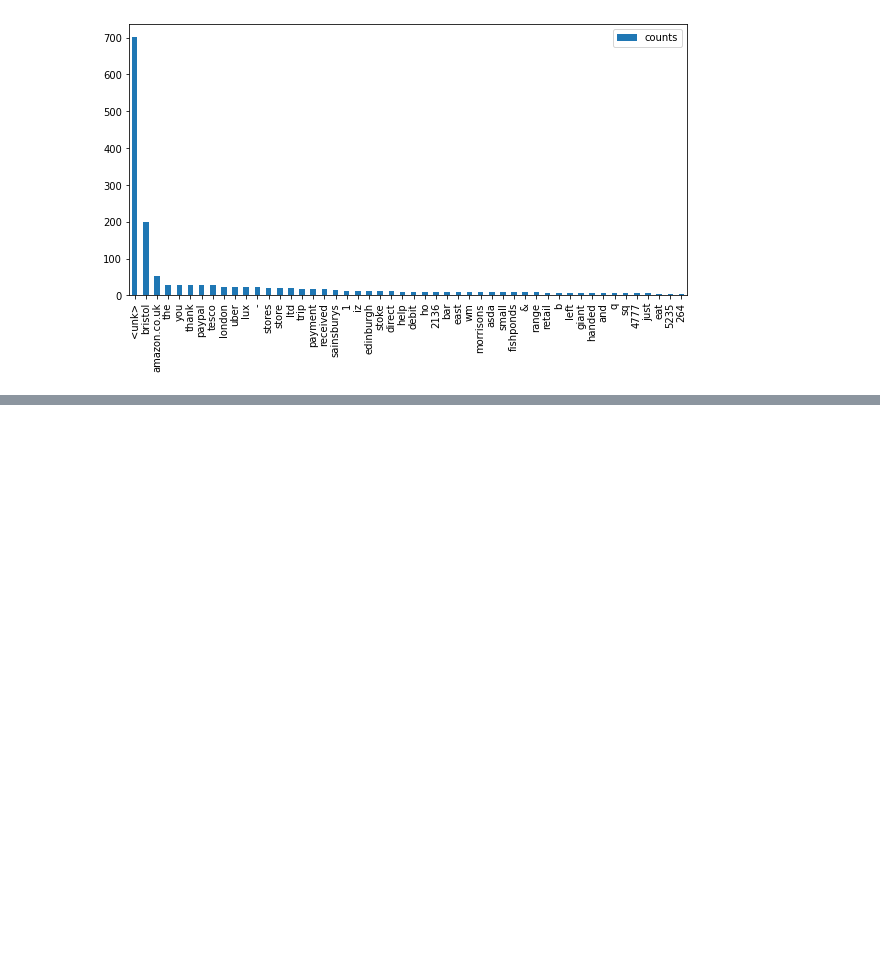
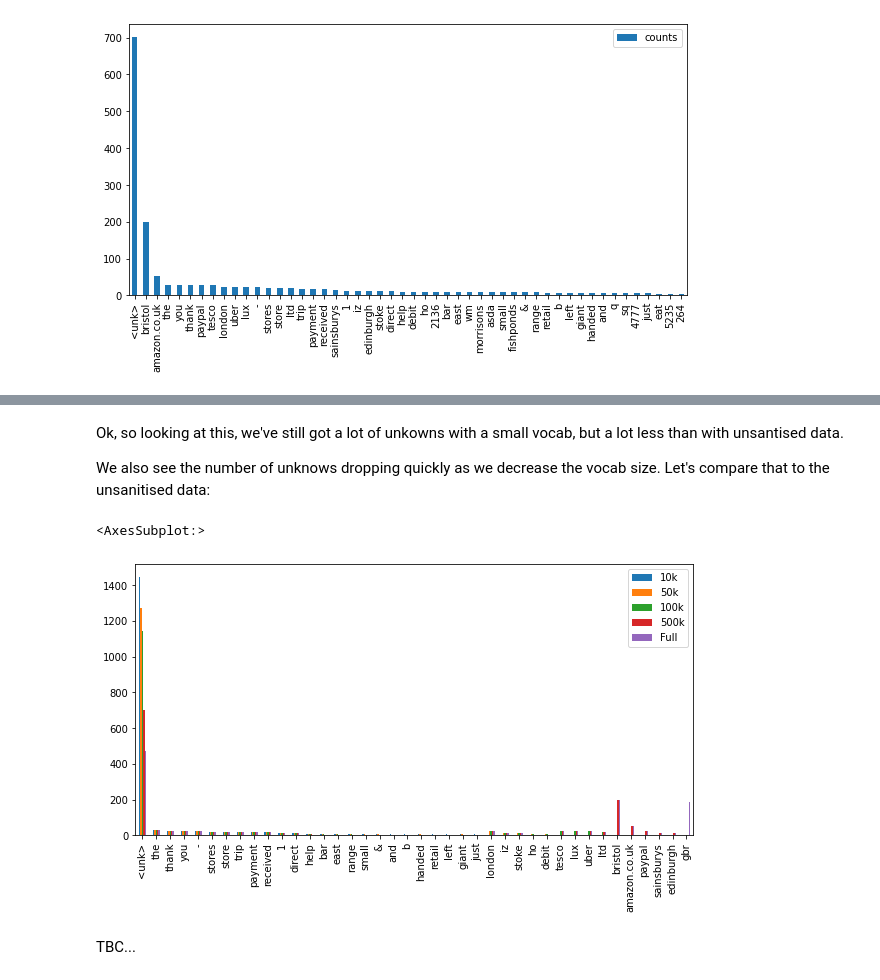
Before and after one commit to HalestormAI/where-did-my-money-go, a Jupyter notebook: notebooks/tokenisation-walkthrough.ipynb, the cells around one changed output, grey strips where cells are left out. Drawn from its saved outputs; the diff is of its cells as text; code cells hidden in the pictures; blank space fills up the shorter version.

```diff
--- a/notebooks/tokenisation-walkthrough.ipynb
+++ b/notebooks/tokenisation-walkthrough.ipynb
@@ -135,0 +176,15 @@ plot_word_histogram(stacked_tokenized_refs, 50)
+# %% [markdown]
+Ok, so looking at this, we've still got a lot of unkowns with a small vocab, but a lot less than with unsantised data.
+
+We also see the number of unknows dropping quickly as we decrease the vocab size. Let's compare that to the unsanitised data:
+# %%
+vocabs = (vocab_10k, vocab_50k, vocab_100k, vocab_500k, vocab_full)
+all_counts =[get_word_histogram_for_vocab(v, refs_and_labels, 25) for v in vocabs]
+all_counts_df = pd.concat(all_counts, axis=1)
+all_counts_df.columns=("10k", "50k", "100k", "500k", "Full")
+all_counts_df.plot(kind='bar', figsize=(10,5))
+# %% [output]
+<AxesSubplot:>
+[figure, added]
+# %% [markdown]
+TBC...
```
Also changed, not shown: parts of 18 cells of this notebook.
